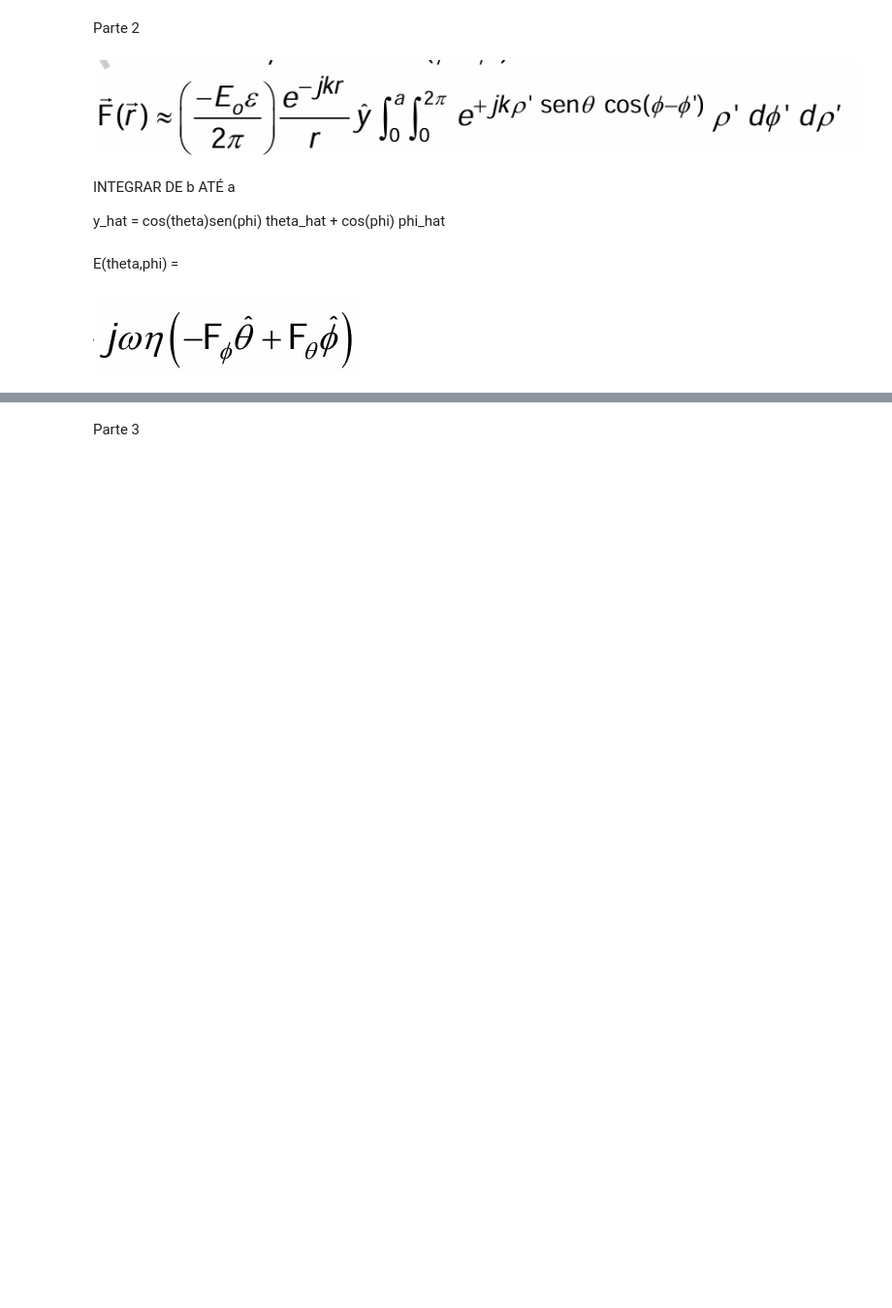
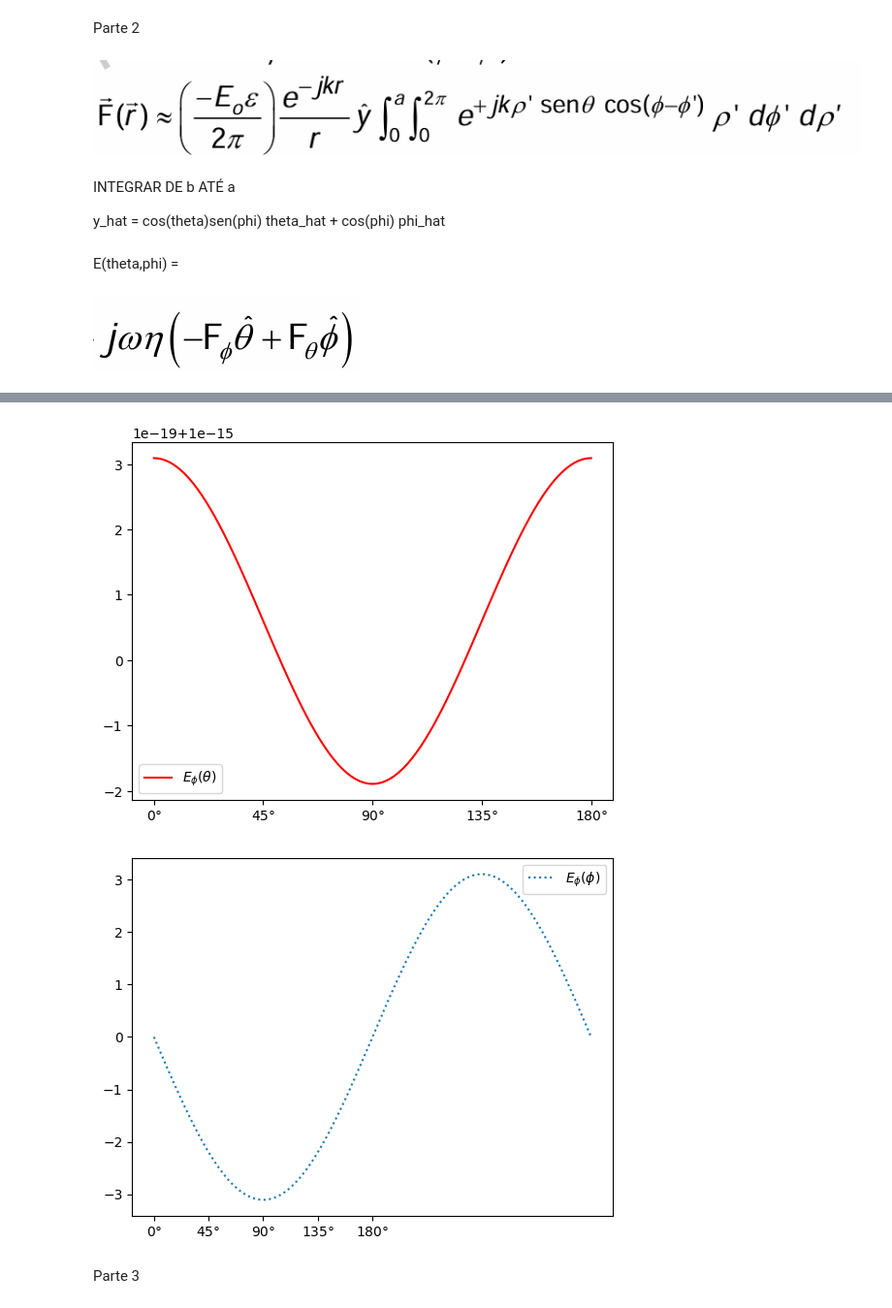
Before and after one commit to andrefsr/Trabalho-Final-Analise-de-Antenas, a Jupyter notebook: Trabalho Final - Análise de Antenas.ipynb, the cells around one changed output, grey strips where cells are left out. Shown at 97% size. Saved outputs shown, nothing was run; the diff lists cells and outputs as text; code cells hidden in the pictures; blank space fills up the shorter version.

```diff
--- a/Trabalho Final - Análise de Antenas.ipynb
+++ b/Trabalho Final - Análise de Antenas.ipynb
@@ -184,0 +171,58 @@ plt.show()
+# %%
+# Ângulos de observação
+num = 101  # Número ímpar de pontos
+
+theta = np.linspace(0, np.pi, num)
+phi = np.linspace(0, 2*np.pi, num)
+
+# Parâmetros físicos
+a = 1.0
+lamb = 100.0
+b = a/10
+k = 2*pi/lamb
+
+rho = np.linspace(b, a, num)
+phi_s = np.linspace(0, 2*np.pi, num)
+
+# Formatos dos arrays para broadcasting
+RHO = rho[None, :, None]
+PHI_OBS = phi[:, None, None]
+PHI_SRC = phi_s[None, None, :]
+
+# Integral dupla: resultado para cada par (theta, phi)
+I = np.empty((len(theta), len(phi)), dtype=complex)
+for i, th in enumerate(theta):
+    # Integrando: dimensões (N_phi, N_rho, N_phi_src)
+    f = RHO * np.exp(1j * k * RHO * np.sin(th)* np.cos(PHI_OBS - PHI_SRC))
+    # Primeira integração: d(phi')
+    I_phi = simpson(f, x=phi_s, axis=2)
+    # Segunda integração: d(rho')
+    I[i, :] = simpson(I_phi, x=rho, axis=1)
+
+# Matriz de ângulos de observação
+TH, PH = np.meshgrid(theta, phi, indexing="ij")
+
+# Componentes dos campos
+E_theta = np.cos(TH) * np.cos(PH) * I
+E_phi = -np.sin(PH) * I
+
+# plt.figure()
+# plt.plot(theta,E_theta,label=r'$E_{\theta}(\theta)$',color='red')
+# plt.plot(phi,E_theta,ls=':',label=r'$E_{\theta}(\phi)$')
+# plt.legend()
+# plt.show()
+
+plt.figure()
+plt.plot(theta,E_phi[:,int(num/2)],label=r'$E_{\phi}(\theta)$',color='red')
+plt.xticks([ 0, np.pi/4, np.pi/2,3*np.pi/4, np.pi],[r"$0°$", r"$45°$", r"$90°$",r"$135°$",r"$180°$"])
+plt.legend()
+plt.show()
+
+plt.figure()
+plt.plot(phi,E_phi[int(num/2),:],ls=':',label=r'$E_{\phi}(\phi)$')
+plt.xticks([ 0, np.pi/4, np.pi/2,3*np.pi/4, np.pi],[r"$0°$", r"$45°$", r"$90°$",r"$135°$",r"$180°$"])
+plt.legend()
+plt.show()
+# %% [output]
+[figure, added]
+[figure, added]
```
Also changed, not shown: parts of 8 cells of this notebook, 1 other file.
